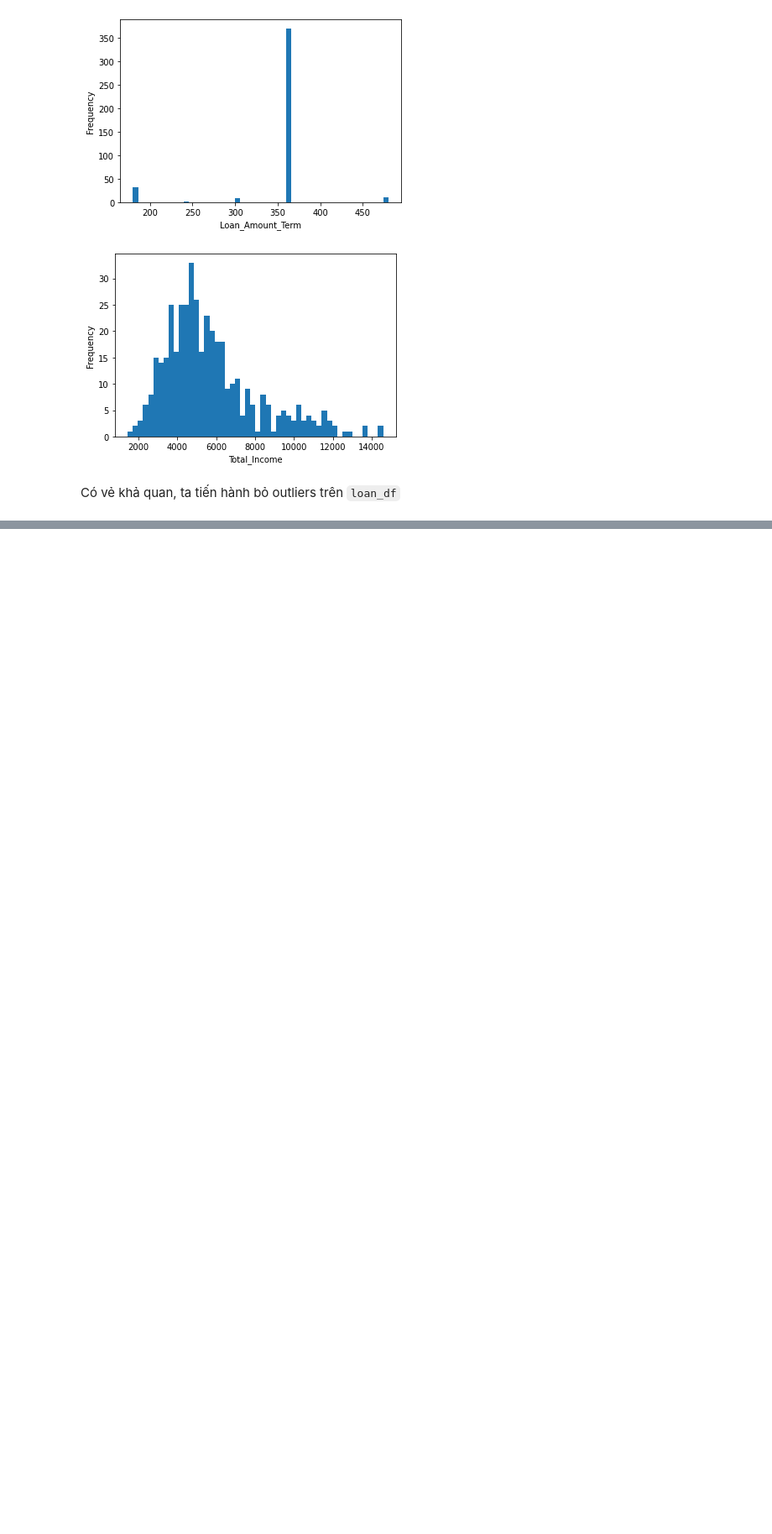
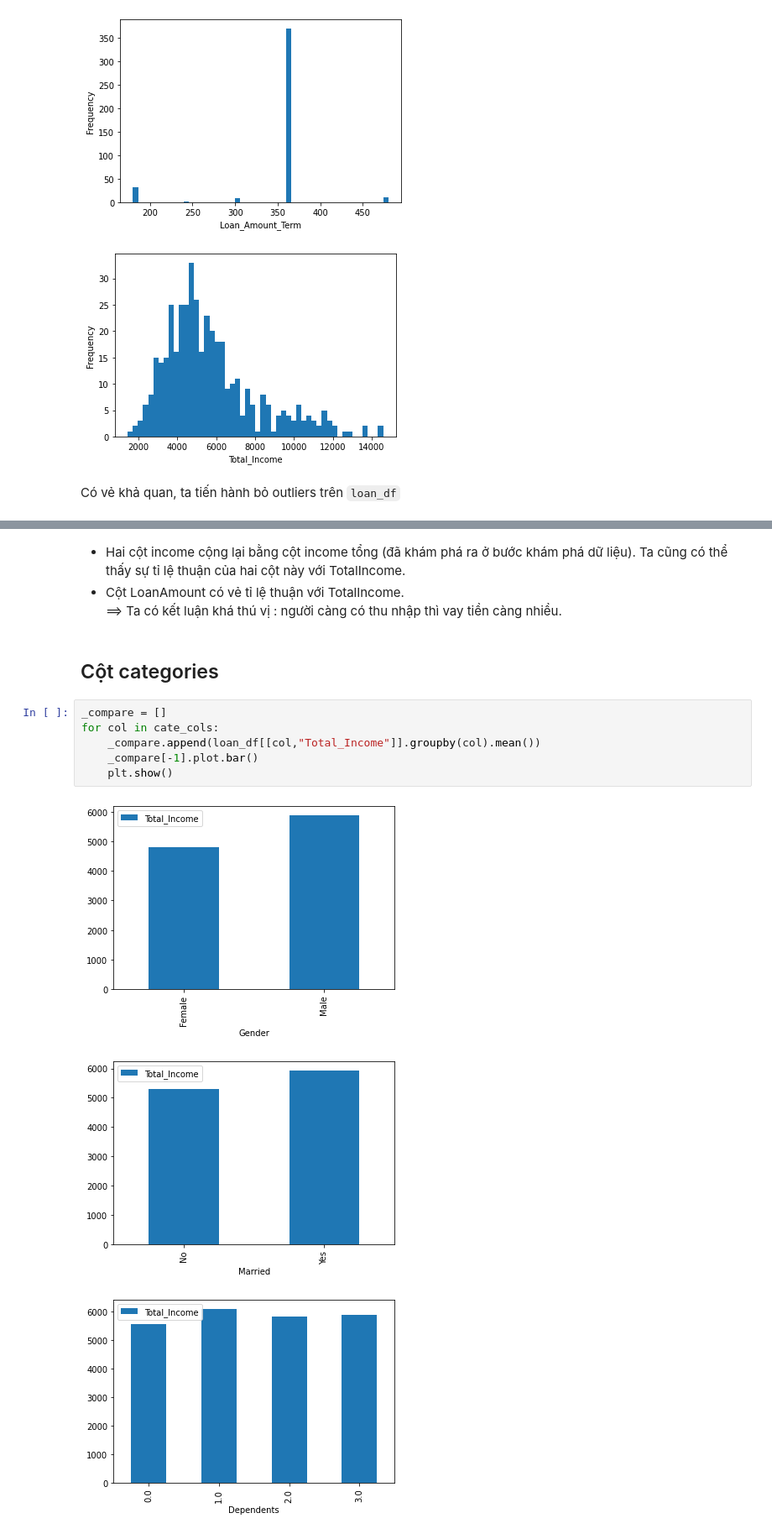
Before and after one commit to tonyvu1289/P4DS-FinalProject-vip, a Jupyter notebook: duy_question.ipynb, the cells around one changed output, grey strips where cells are left out. Shown at 84% size. Drawn from its saved outputs; the diff is of its cells as text; blank space fills up the shorter version.

```diff
--- a/duy_question.ipynb
+++ b/duy_question.ipynb
@@ -390,0 +435,16 @@ loan_df.shape
+# %% [markdown]
+- Hai cột income cộng lại bằng cột income tổng (đã khám phá ra ở bước khám phá dữ liệu). Ta cũng có thể thấy sự tỉ lệ thuận của hai cột này với TotalIncome.
+- Cột LoanAmount có vẻ tỉ lệ thuận với TotalIncome.
+==> Ta có kết luận khá thú vị : người càng có thu nhập thì vay tiền càng nhiều.
+# %% [markdown]
+## Cột categories
+# %%
+_compare = []
+for col in cate_cols:
+    _compare.append(loan_df[[col,"Total_Income"]].groupby(col).mean())
+    _compare[-1].plot.bar()
+    plt.show()
+# %% [output]
+[figure, added]
+[figure, added]
+[figure, added]
```
Also changed, not shown: parts of 12 cells of this notebook.
